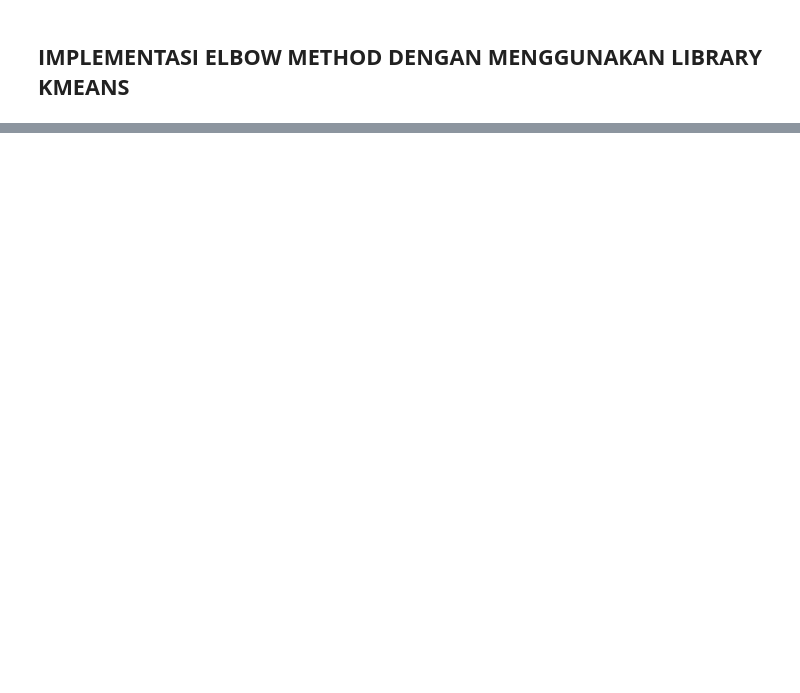
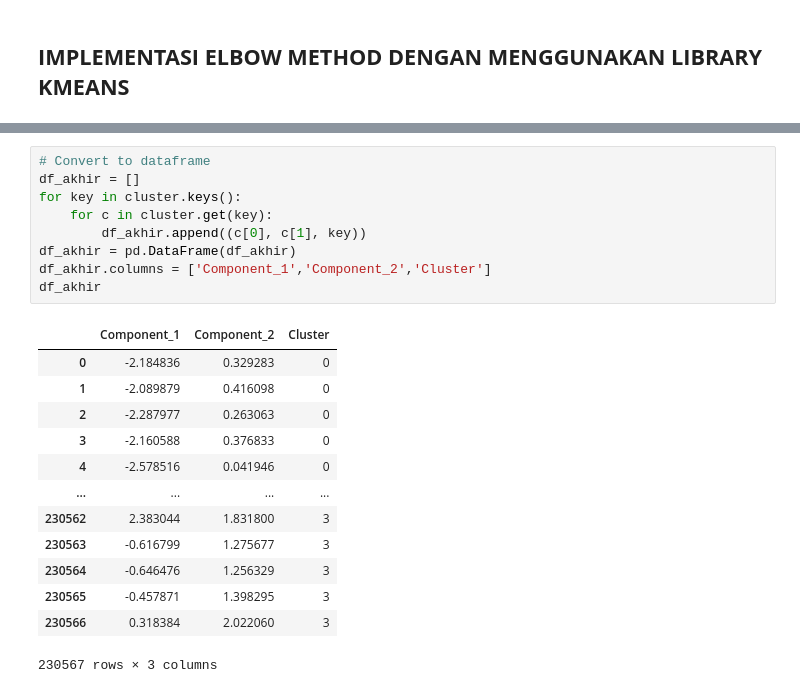
Before and after one commit to Tsukinami20/Clustering_Tubes, a Jupyter notebook: Clustering_Kmeans_PCA.ipynb, the cells around one changed output, grey strips where cells are left out. Drawn from its saved outputs; the diff is of its cells as text; blank space fills up the shorter version.

```diff
--- a/Clustering_Kmeans_PCA.ipynb
+++ b/Clustering_Kmeans_PCA.ipynb
@@ -184,0 +205,23 @@ plt.show()
+# %%
+# Convert to dataframe
+df_akhir = []
+for key in cluster.keys():
+    for c in cluster.get(key):
+        df_akhir.append((c[0], c[1], key))
+df_akhir = pd.DataFrame(df_akhir)
+df_akhir.columns = ['Component_1','Component_2','Cluster']
+df_akhir
+# %% [output]
+|  | Component_1 | Component_2 | Cluster |
+| 0 | -2.184836 | 0.329283 | 0 |
+| 1 | -2.089879 | 0.416098 | 0 |
+| 2 | -2.287977 | 0.263063 | 0 |
+| 3 | -2.160588 | 0.376833 | 0 |
+| 4 | -2.578516 | 0.041946 | 0 |
+| ... | ... | ... | ... |
+| 230562 | 2.383044 | 1.831800 | 3 |
+| 230563 | -0.616799 | 1.275677 | 3 |
+| 230564 | -0.646476 | 1.256329 | 3 |
+| 230565 | -0.457871 | 1.398295 | 3 |
+| 230566 | 0.318384 | 2.022060 | 3 |
+230567 rows × 3 columns
```
Also changed, not shown: parts of 10 cells of this notebook, 17 other files.
